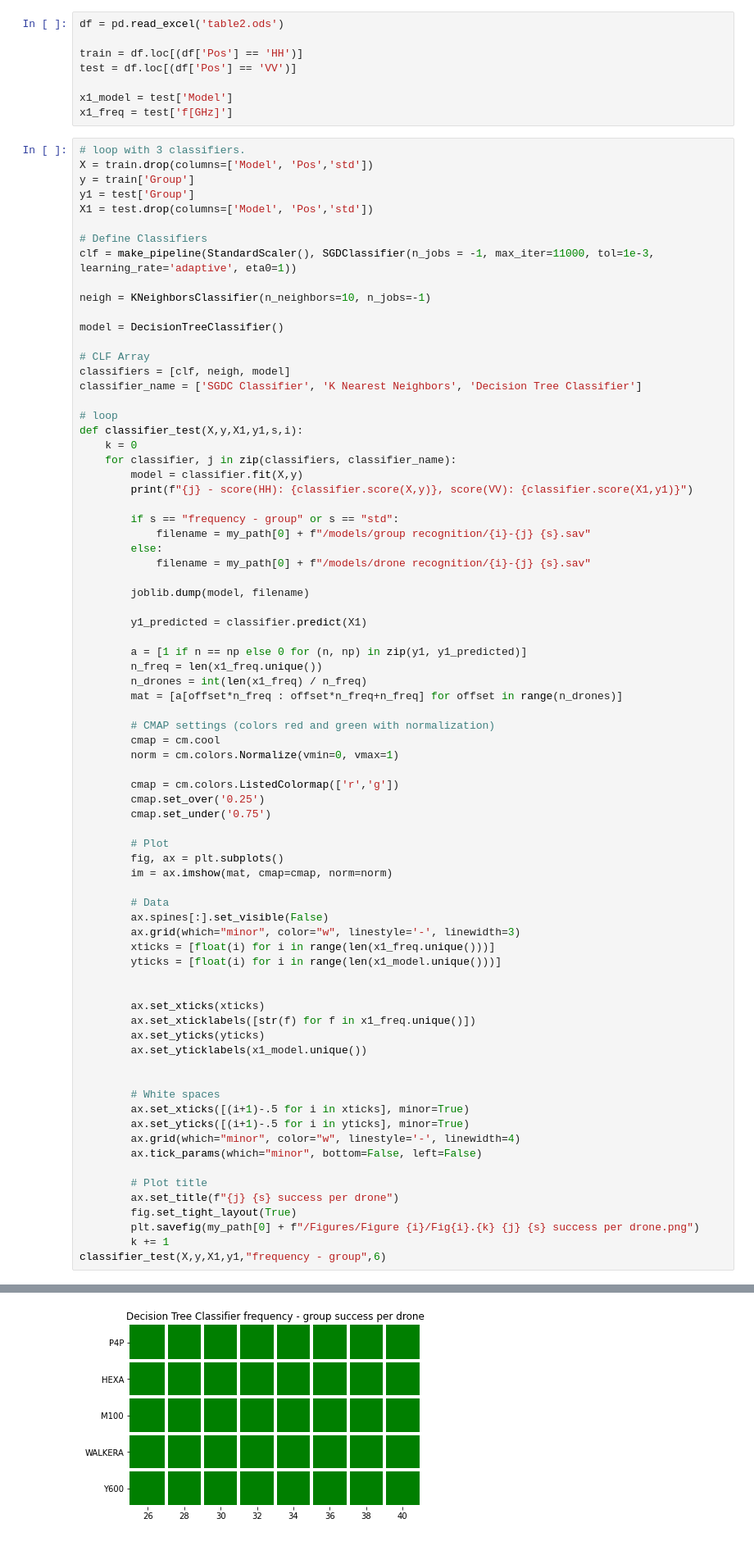
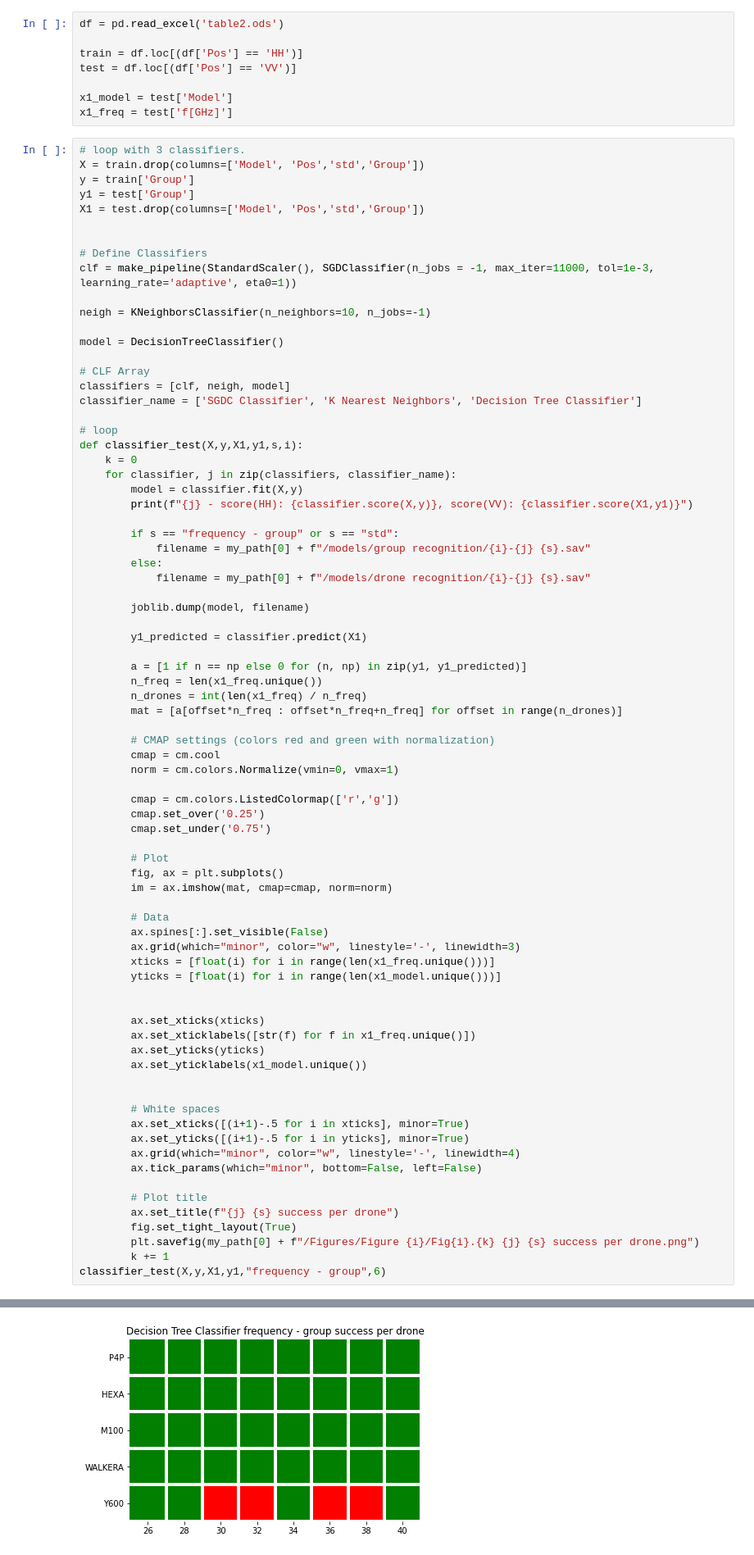
Before and after one commit to sa1g/Drone-RCS-recognition, a Jupyter notebook: Data Analysis.ipynb, the cells around one changed output, grey strips where cells are left out. Shown: that part at 82% size. Saved outputs shown, nothing was run; the diff lists cells and outputs as text.

Commit message:
drone_predict and updating figures

```diff
--- a/Data Analysis.ipynb
+++ b/Data Analysis.ipynb
@@ -214,10 +214,11 @@ x1_model = test['Model']
 x1_freq = test['f[GHz]']
 # %%
 # loop with 3 classifiers.
-X = train.drop(columns=['Model', 'Pos','std'])
+X = train.drop(columns=['Model', 'Pos','std','Group'])
 y = train['Group']
 y1 = test['Group']
-X1 = test.drop(columns=['Model', 'Pos','std'])
+X1 = test.drop(columns=['Model', 'Pos','std','Group'])
+
 
 # Define Classifiers
 clf = make_pipeline(StandardScaler(), SGDClassifier(n_jobs = -1, max_iter=11000, tol=1e-3, learning_rate='adaptive', eta0=1))
@@ -296,5 +297,5 @@ Decision Tree Classifier - score(HH): 1.0, score(VV): 1.0
 [figure]
-[figure, old version]
+[figure, new version]
 # %% [markdown]
 ## Showing the difference with 'std'
 # %%
```
Also changed, not shown: parts of 3 cells of this notebook, 16 other files.
